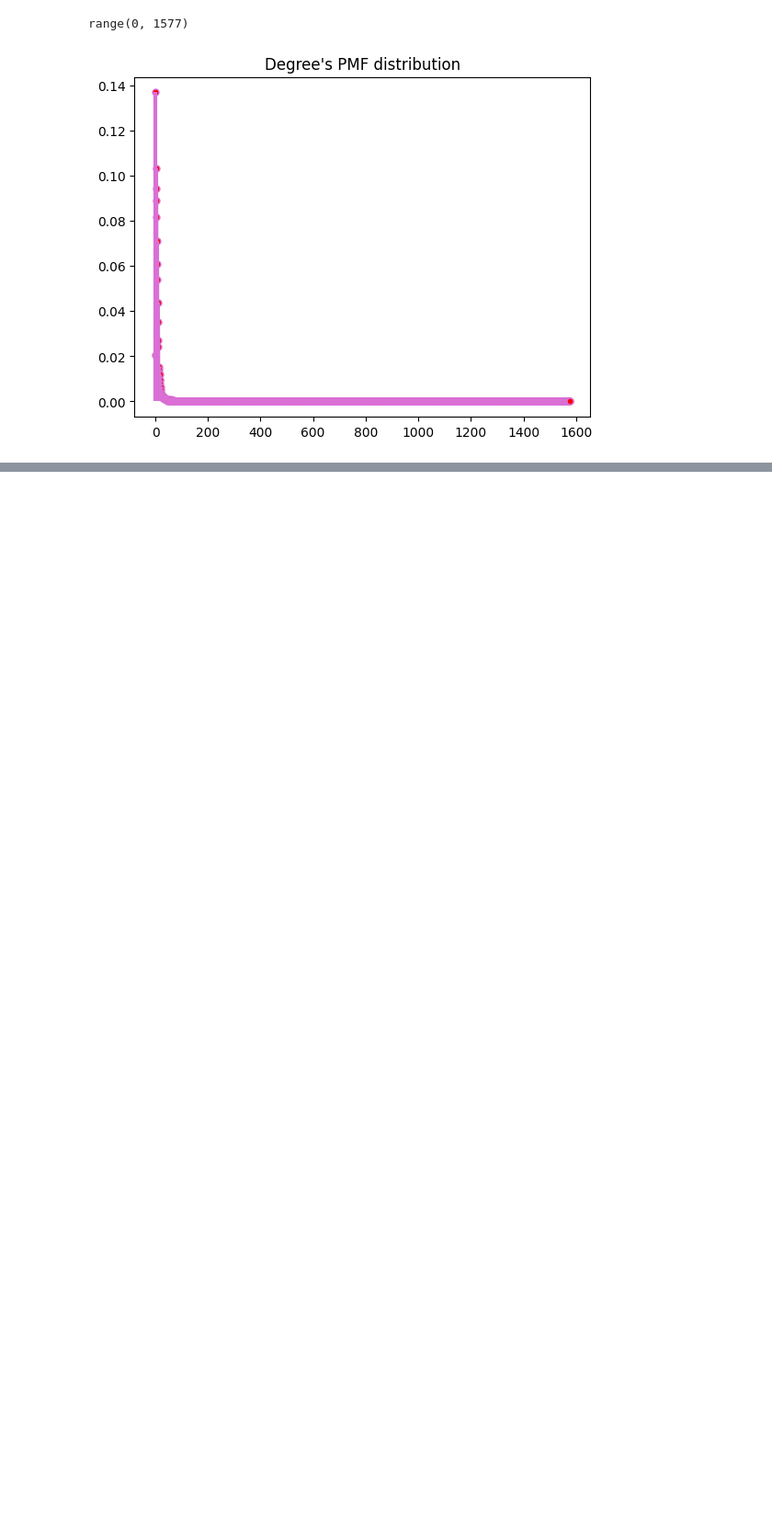
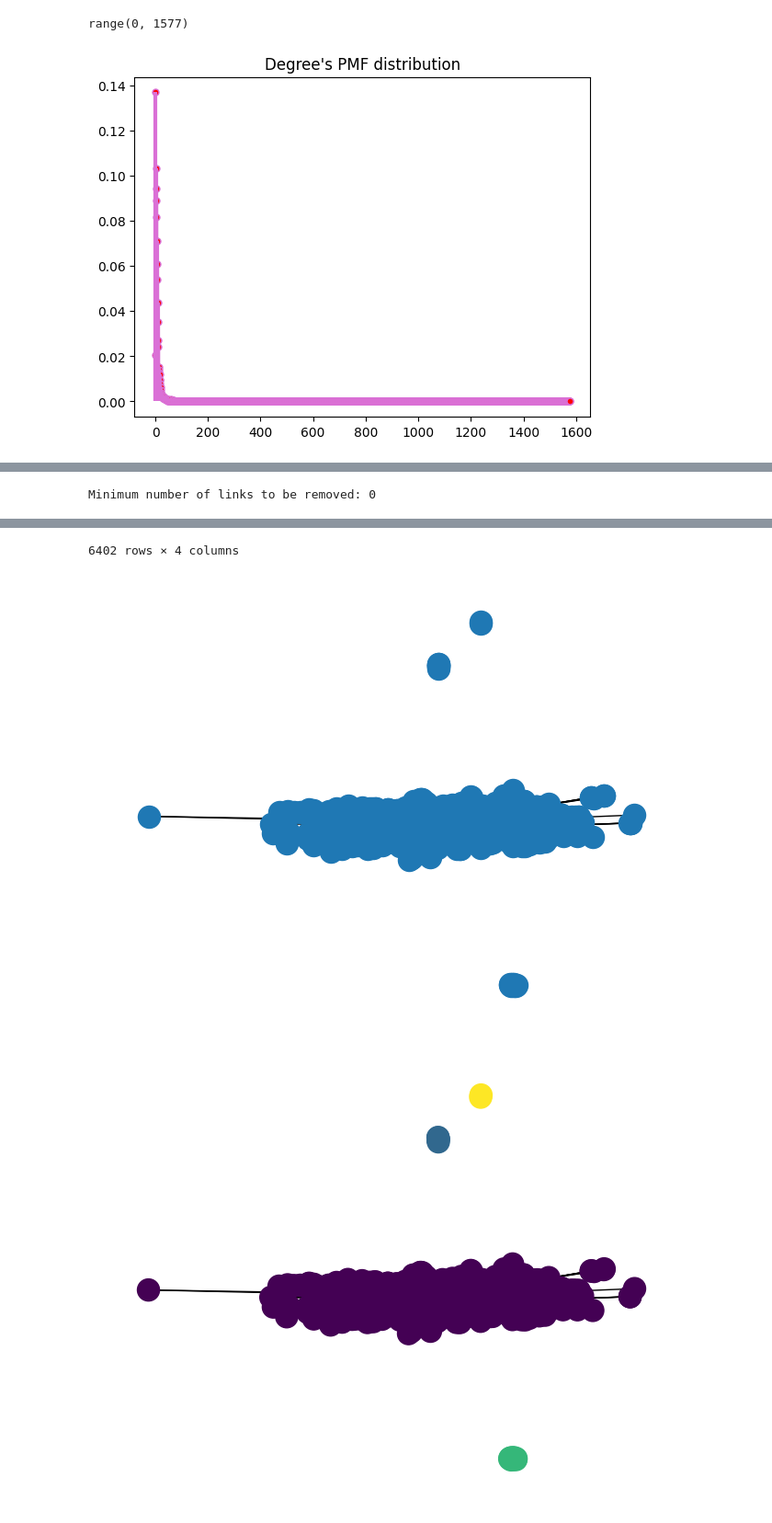
Before and after one commit to Engrima18/MarvelUniverseNetworks, a Jupyter notebook: mmiglia.ipynb, the cells around one changed output, grey strips where cells are left out. Shown at 92% size. Cells and saved outputs as stored; diff of their text form; code cells hidden in the pictures; blank space fills up the shorter version.

```diff
--- a/mmiglia.ipynb
+++ b/mmiglia.ipynb
@@ -112,0 +162,29 @@ range(0, 1577)
+# %%
+def viz5(graph, hero1, hero2, N=-1):
+    removed_edges, cc, same_community = func5(graph, hero1, hero2, N)
+    graph = top_N_filter(graph, N)
+
+    print('Minimum number of links to be removed:', removed_edges)
+    max_len = max(map(len, cc))
+    communities = {i:list(c) + (max_len - len(c)) * [pd.NA] for i,c in enumerate(cc)}
+    display(pd.DataFrame(communities))
+
+    # Plot the original graph
+    layout = nx.spring_layout(graph)
+    nx.draw(graph, layout)
+    plt.show()
+
+    # Plot the graph showing the communities in the network
+    color_map = [np.nonzero(list(map(lambda c: n in c, cc)))[0][0] for n in graph.nodes]
+    nx.draw(graph, layout, node_color=color_map)
+    plt.show()
+
+    # Plot the final graph and identify the community/communities of Hero_1 and Hero_2
+    labels = {hero1:hero1, hero2:hero2}
+    nx.draw(graph,layout, node_color=color_map)
+    nx.draw_networkx_labels(graph,layout,labels,font_size=10,font_color='r')
+    plt.show()
+
+viz5(graph1, 'CAPTAIN AMERICA','IRON MAN/TONY STARK')
+# %% [output]
+Minimum number of links to be removed: 0
@@ -112,0 +203,3 @@ range(0, 1577)
+6402 rows × 4 columns
+[figure, added]
+[figure, added]
```
Also changed, not shown: parts of 6 cells of this notebook.
